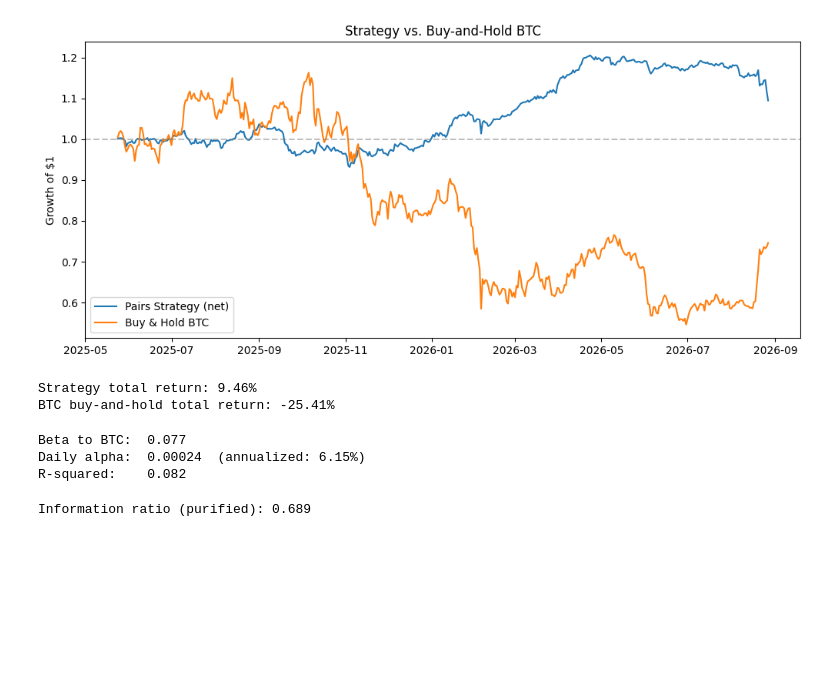
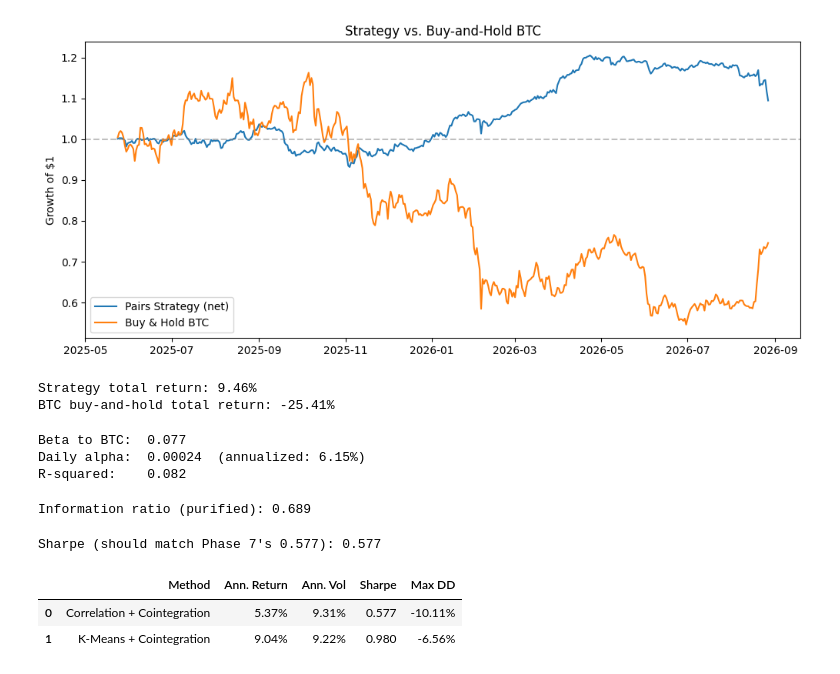
Before and after one commit to elik-ship-it/crypto-stat-arb, a Jupyter notebook: notebooks/07_backtest_engine.ipynb, the cells around one changed output. Saved outputs shown, nothing was run; the diff lists cells and outputs as text; code cells hidden in the pictures; blank space fills up the shorter version.

Commit message:
Phase 10: K-means clustering pair selection; Sharpe 0.98 vs 0.577, driven by diversification

```diff
--- a/notebooks/07_backtest_engine.ipynb
+++ b/notebooks/07_backtest_engine.ipynb
@@ -290,0 +332,53 @@ Information ratio (purified): 0.689
+# %%
+wf_net_corr, pair_counts_corr = run_walk_forward(select_pairs, prices_clean, log_prices_clean)
+print(f"Sharpe (should match Phase 7's 0.577): {(wf_net_corr.mean()*252)/(wf_net_corr.std()*np.sqrt(252)):.3f}")
+# %% [output]
+Sharpe (should match Phase 7's 0.577): 0.577
+# %%
+from sklearn.cluster import KMeans
+from collections import defaultdict
+
+def select_pairs_clustering(price_window, n_clusters=15, coint_pvalue=0.05, random_state=42):
+    clean = price_window.drop(columns=[c for c in KNOWN_PEGGED if c in price_window.columns])
+    corr_matrix = clean.corr().fillna(0)
+
+    k = min(n_clusters, len(corr_matrix) - 1)
+    if k < 2:
+        return []
+
+    labels = KMeans(n_clusters=k, random_state=random_state, n_init=10).fit_predict(corr_matrix.values)
+
+    clusters = defaultdict(list)
+    for coin, label in zip(corr_matrix.columns, labels):
+        clusters[label].append(coin)
+
+    candidates = []
+    for coins in clusters.values():
+        for i in range(len(coins)):
+            for j in range(i + 1, len(coins)):
+                candidates.append(tuple(sorted([coins[i], coins[j]])))
+
+    selected = []
+    for a, b in candidates:
+        combined = pd.concat([clean[a], clean[b]], axis=1).dropna()
+        if len(combined) < 100:
+            continue
+        x = sm.add_constant(combined.iloc[:, 1])
+        resid = sm.OLS(combined.iloc[:, 0], x).fit().resid
+        if adfuller(resid)[1] < coint_pvalue:
+            selected.append((a, b))
+    return selected
+# %%
+wf_net_cluster, pair_counts_cluster = run_walk_forward(select_pairs_clustering, prices_clean, log_prices_clean)
+
+def summarize(wf_net, label):
+    ann_ret = wf_net.mean() * 252
+    ann_vol = wf_net.std() * np.sqrt(252)
+    return {"Method": label, "Ann. Return": f"{ann_ret:.2%}", "Ann. Vol": f"{ann_vol:.2%}",
+            "Sharpe": f"{ann_ret/ann_vol:.3f}", "Max DD": f"{((1+wf_net).cumprod()/(1+wf_net).cumprod().cummax()-1).min():.2%}"}
+
+pd.DataFrame([summarize(wf_net_corr, "Correlation + Cointegration"), summarize(wf_net_cluster, "K-Means + Cointegration")])
+# %% [output]
+|  | Method | Ann. Return | Ann. Vol | Sharpe | Max DD |
+| 0 | Correlation + Cointegration | 5.37% | 9.31% | 0.577 | -10.11% |
+| 1 | K-Means + Cointegration | 9.04% | 9.22% | 0.980 | -6.56% |
```
Also changed, not shown: parts of 4 cells of this notebook, 1 other file.
